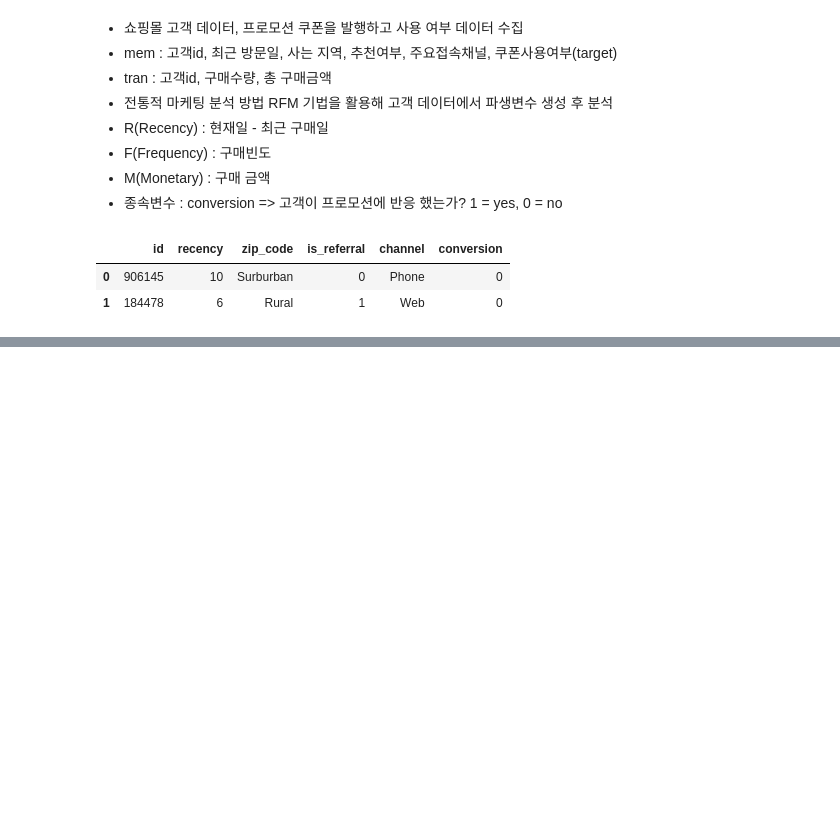
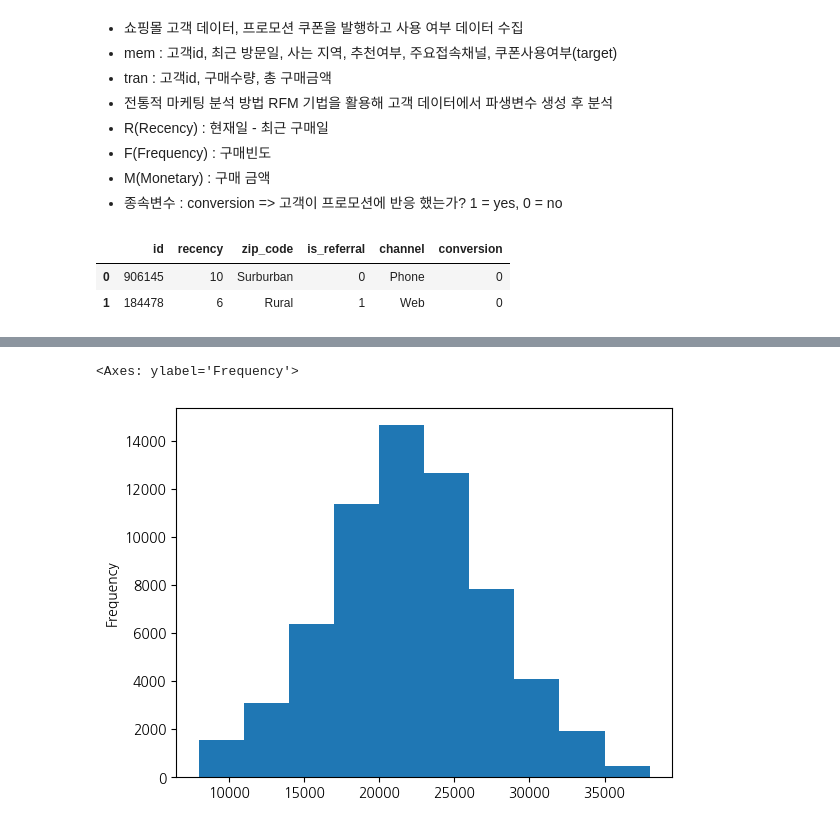
Before and after one commit to eunso03/fintech, a Jupyter notebook: 05machine_learning/12지도학습_분류분석_KNN_SVM_프로모션_효율예측분석.ipynb, the cells around one changed output, grey strips where cells are left out. Cells and saved outputs as stored; diff of their text form; code cells hidden in the pictures; blank space fills up the shorter version.

```diff
--- a/05machine_learning/12지도학습_분류분석_KNN_SVM_프로모션_효율예측분석.ipynb
+++ b/05machine_learning/12지도학습_분류분석_KNN_SVM_프로모션_효율예측분석.ipynb
@@ -87,0 +342,5 @@ tran.describe()
+# %%
+data['mean_total_amount'].plot(kind='hist')
+# %% [output]
+<Axes: ylabel='Frequency'>
+[figure, added]
```
Also changed, not shown: parts of 96 cells of this notebook, 2 other files.
